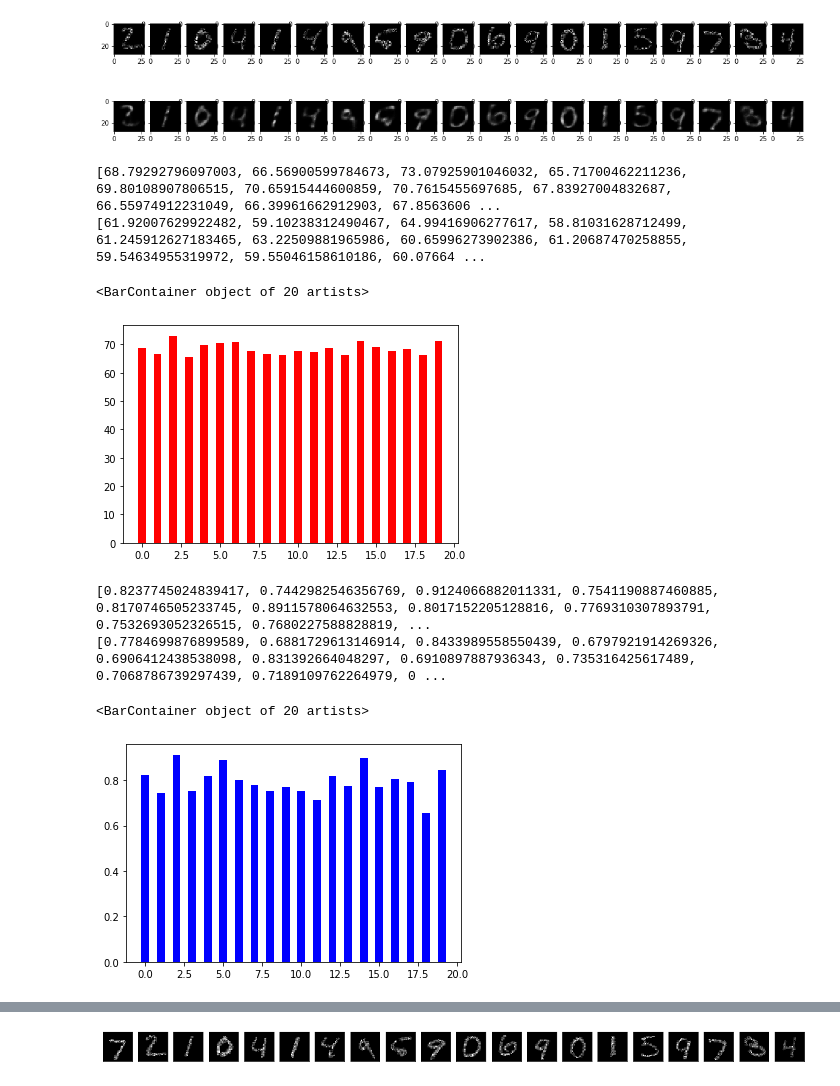
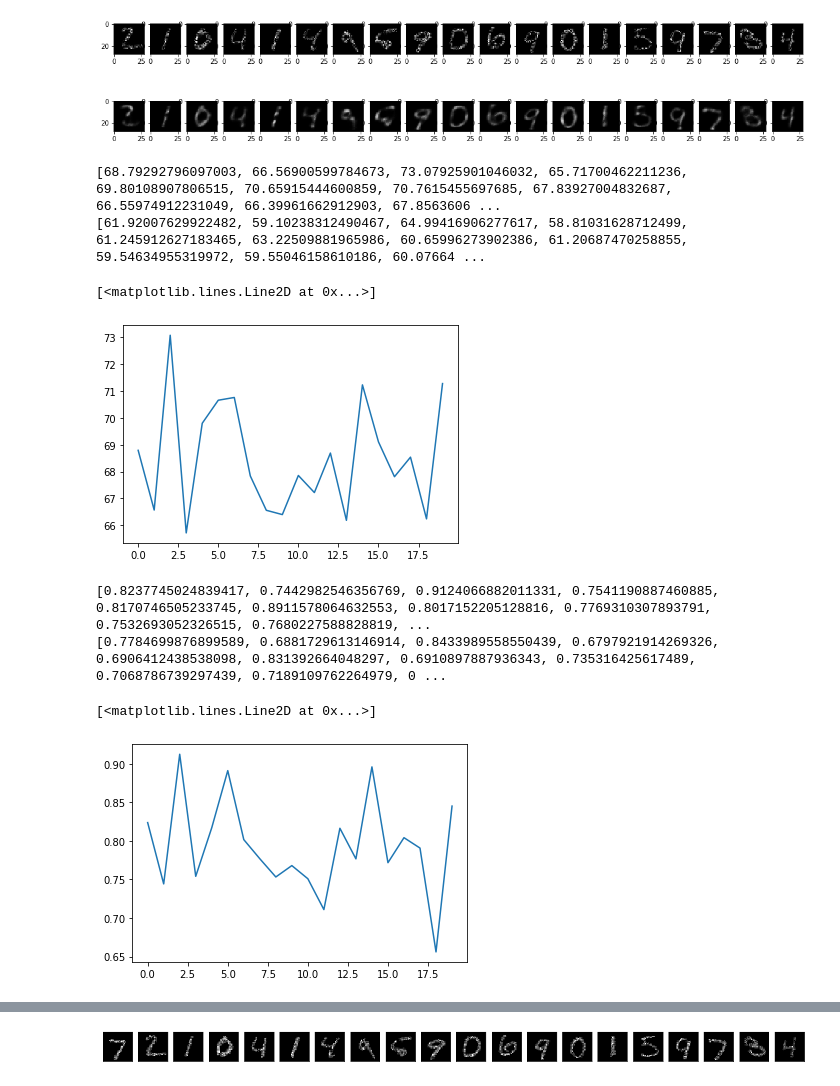
Before and after one commit to ecsquare/Deep-Compression-with-autoencoder, a Jupyter notebook: Compression_with_autoencoder.ipynb, the cells around one changed output, grey strips where cells are left out. Saved outputs shown, nothing was run; the diff lists cells and outputs as text; code cells hidden in the pictures.

```diff
--- a/Compression_with_autoencoder.ipynb
+++ b/Compression_with_autoencoder.ipynb
@@ -345,18 +355,18 @@ plt.show()
 # %%
 d3=[]
 for i in range(20):
     d3.append(psnr(X_test_speckle[i],decoded_imgs2[i]))
 print(d3)
 d33=[]
 for i in range(20):
     d33.append(psnr(X_test[i],decoded_imgs2[i]))
 print(d33)
-plt.bar(range(20),d3, width = 0.5, color = 'red')
+plt.plot(d3)
 # %% [output]
 [68.79292796097003, 66.56900599784673, 73.07925901046032, 65.71700462211236, 69.80108907806515, 70.65915444600859, 70.7615455697685, 67.83927004832687, 66.55974912231049, 66.39961662912903, 67.8563606 ...
 [61.92007629922482, 59.10238312490467, 64.99416906277617, 58.81031628712499, 61.245912627183465, 63.22509881965986, 60.65996273902386, 61.20687470258855, 59.54634955319972, 59.55046158610186, 60.07664 ...
-<BarContainer object of 20 artists>
+[<matplotlib.lines.Line2D at 0x...>]
-[figure, old version]
+[figure, new version]
 # %%
 s3=[]
 for i in range(20):
@@ -372,11 +382,11 @@ for i in range(20):
     ss=ssim(img1,image, data=img1.max()-image.min())
     s33.append(ss)
 print(s33)
-plt.bar(range(20),s3, width = 0.5, color = 'Blue')
+plt.plot(s3)
 # %% [output]
 [0.8237745024839417, 0.7442982546356769, 0.9124066882011331, 0.7541190887460885, 0.8170746505233745, 0.8911578064632553, 0.8017152205128816, 0.7769310307893791, 0.7532693052326515, 0.7680227588828819, ...
 [0.7784699876899589, 0.6881729613146914, 0.8433989558550439, 0.6797921914269326, 0.6906412438538098, 0.831392664048297, 0.6910897887936343, 0.735316425617489, 0.7068786739297439, 0.7189109762264979, 0 ...
-<BarContainer object of 20 artists>
+[<matplotlib.lines.Line2D at 0x...>]
-[figure, old version]
+[figure, new version]
 # %% [markdown]
 <h2> 3-4 Poisson Noise <h2>
```
Also changed, not shown: parts of 11 cells of this notebook.
